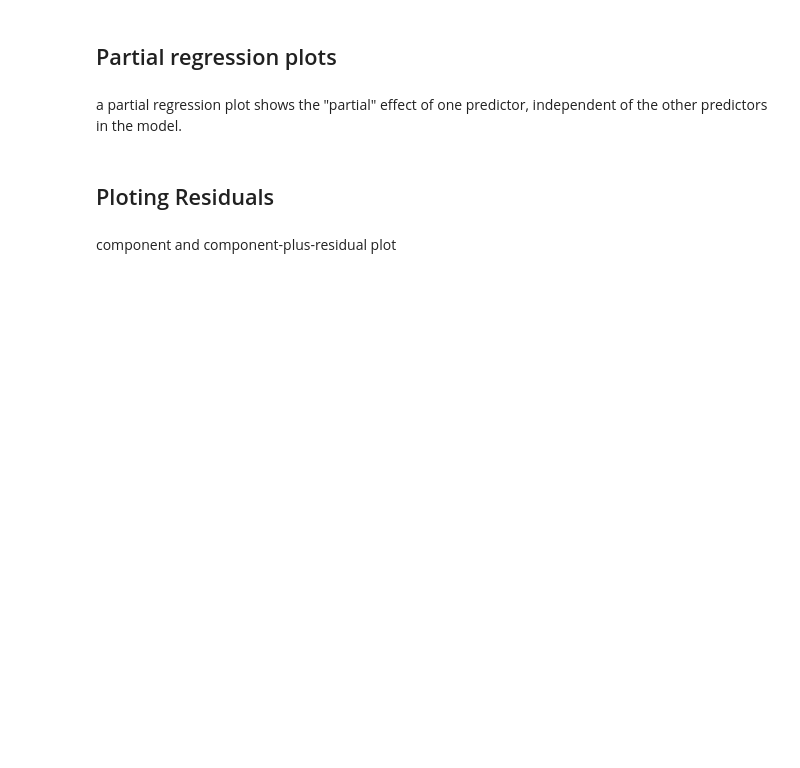
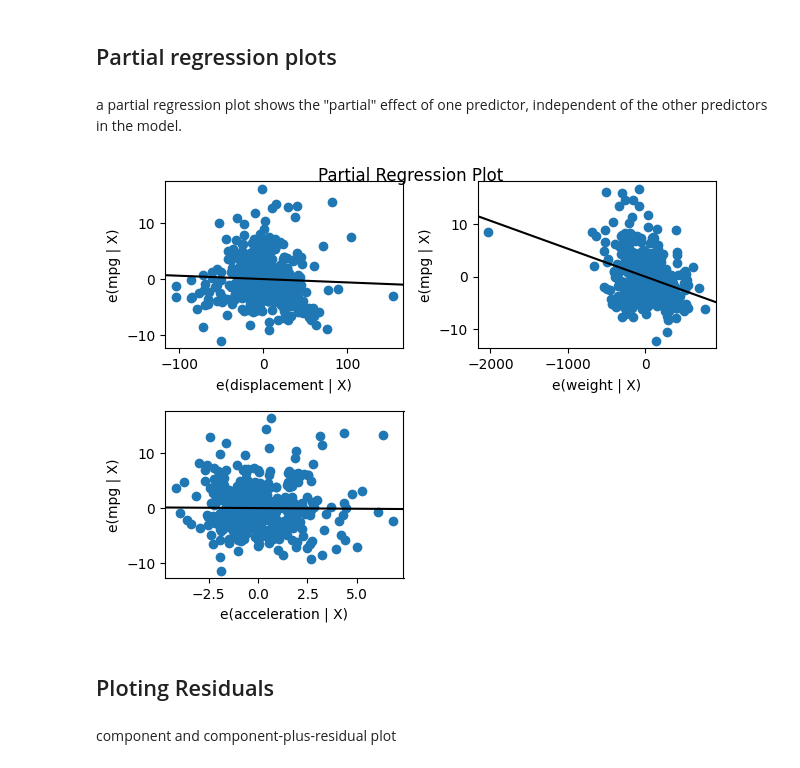
Before and after one commit to karusamuel/multilinear_reg_ols, a Jupyter notebook: index.ipynb, the cells around one changed output. Saved outputs shown, nothing was run; the diff lists cells and outputs as text; code cells hidden in the pictures; blank space fills up the shorter version.

```diff
--- a/index.ipynb
+++ b/index.ipynb
@@ -207,0 +210,6 @@ a partial regression plot shows the "partial" effect of one predictor, independe
+# %%
+# single column
+sm.graphics.plot_partregress_grid(ols_multi_results,["displacement","weight","acceleration"])
+plt.show()
+# %% [output]
+[figure, added]
```
Also changed, not shown: parts of 11 cells of this notebook.
